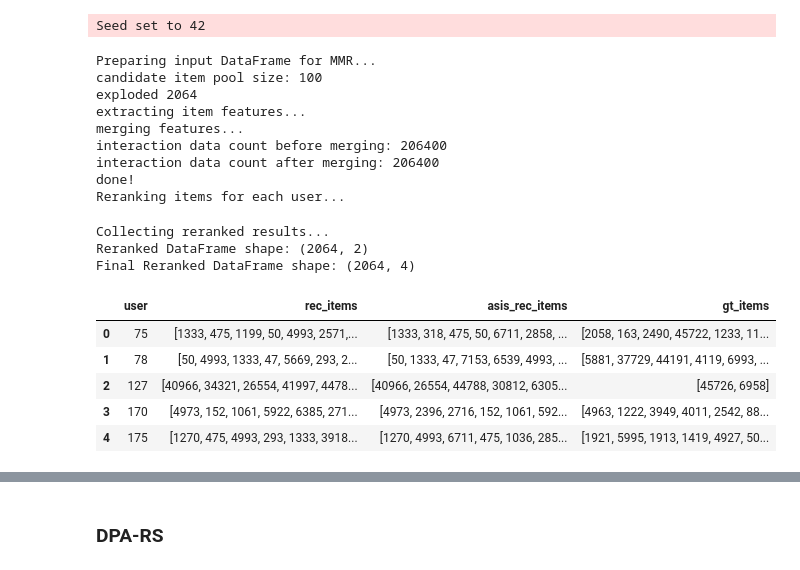
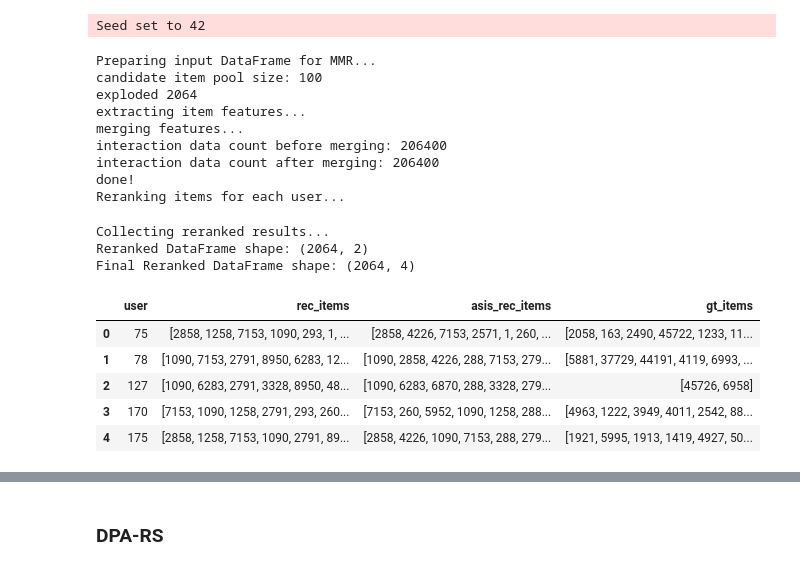
Before and after one commit to jeffery5bai/DPRecSys, a Jupyter notebook: experiments/rerank_exp.ipynb, the cells around one changed output, grey strips where cells are left out. Saved outputs shown, nothing was run; the diff lists cells and outputs as text; code cells hidden in the pictures.

```diff
--- a/experiments/rerank_exp.ipynb
+++ b/experiments/rerank_exp.ipynb
@@ -7,8 +7,9 @@ import joblib
 
 sys.path.append(os.path.abspath(os.path.join(os.getcwd(), '..')))
 
-dir = "artifacts/ngcf"
-prefix = "ngcf_k_all"
+model_name = "hgt"
+dir = f"artifacts/{model_name}"
+prefix = f"{model_name}_k_all"
 eval_df = joblib.load(os.path.join(dir, f"{prefix}_eval_df.pkl"))
 user_dps_df = joblib.load(os.path.join(dir, f"user_dps_df.pkl"))
 feature_engineer = joblib.load(os.path.join(dir, f"feature_engineer.pkl"))
@@ -27,29 +28,28 @@ Seed set to 42
 # %%
 mmr_result_df = mmr_reranker.rerank(
     top_k=20,
     theta=0.5,
-    random_state=42,
 )
 mmr_result_df.head()
 # %% [output]
 Preparing input DataFrame for MMR...
 candidate item pool size: 100
 exploded 2064
 extracting item features...
 merging features...
 interaction data count before merging: 206400
 interaction data count after merging: 206400
 done!
 Reranking items for each user...
 Collecting reranked results...
 Reranked DataFrame shape: (2064, 2)
 Final Reranked DataFrame shape: (2064, 4)
 |  | user | rec_items | asis_rec_items | gt_items |
-| 0 | 75 | [1333, 475, 1199, 50, 4993, 2571,... | [1333, 318, 475, 50, 6711, 2858, ... | [2058, 163, 2490, 45722, 1233, 11... |
-| 1 | 78 | [50, 4993, 1333, 47, 5669, 293, 2... | [50, 1333, 47, 7153, 6539, 4993, ... | [5881, 37729, 44191, 4119, 6993, ... |
-| 2 | 127 | [40966, 34321, 26554, 41997, 4478... | [40966, 26554, 44788, 30812, 6305... | [45726, 6958] |
-| 3 | 170 | [4973, 152, 1061, 5922, 6385, 271... | [4973, 2396, 2716, 152, 1061, 592... | [4963, 1222, 3949, 4011, 2542, 88... |
-| 4 | 175 | [1270, 475, 4993, 293, 1333, 3918... | [1270, 4993, 6711, 475, 1036, 285... | [1921, 5995, 1913, 1419, 4927, 50... |
+| 0 | 75 | [2858, 1258, 7153, 1090, 293, 1, ... | [2858, 4226, 7153, 2571, 1, 260, ... | [2058, 163, 2490, 45722, 1233, 11... |
+| 1 | 78 | [1090, 7153, 2791, 8950, 6283, 12... | [1090, 2858, 4226, 288, 7153, 279... | [5881, 37729, 44191, 4119, 6993, ... |
+| 2 | 127 | [1090, 6283, 2791, 3328, 8950, 48... | [1090, 6283, 6870, 288, 3328, 279... | [45726, 6958] |
+| 3 | 170 | [7153, 1090, 1258, 2791, 293, 260... | [7153, 260, 5952, 1090, 1258, 288... | [4963, 1222, 3949, 4011, 2542, 88... |
+| 4 | 175 | [2858, 1258, 7153, 1090, 2791, 89... | [2858, 4226, 1090, 7153, 288, 279... | [1921, 5995, 1913, 1419, 4927, 50... |
 # %%
 from common.eval import Evaluator
 evaluator = Evaluator()
```
Also changed, not shown: parts of 7 cells of this notebook, 2 other files.
